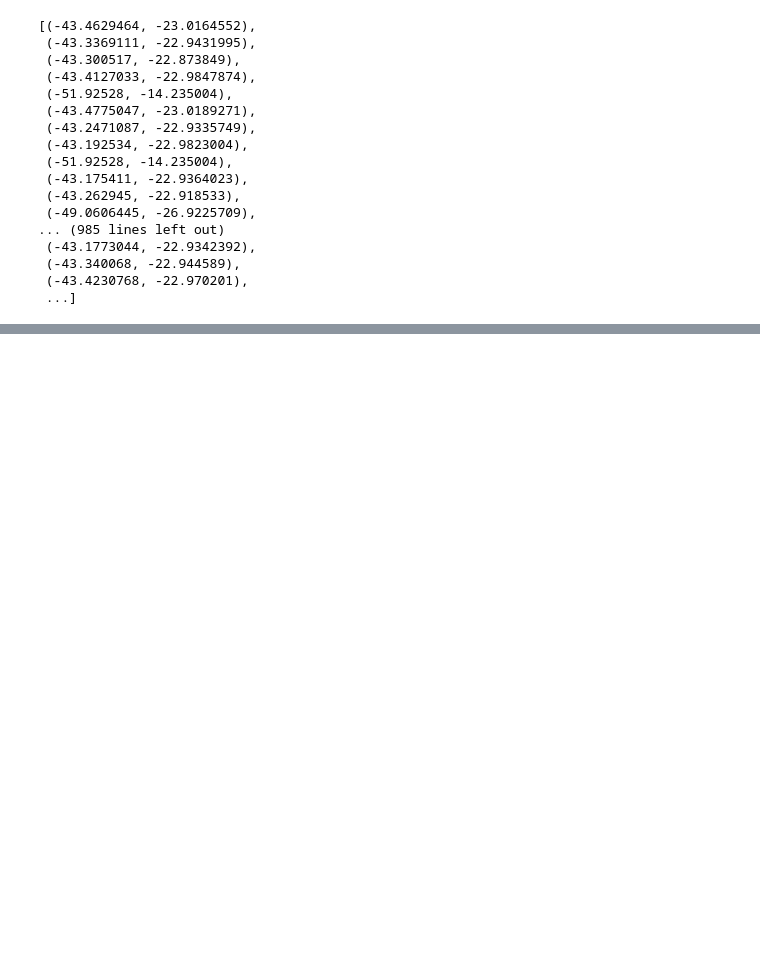
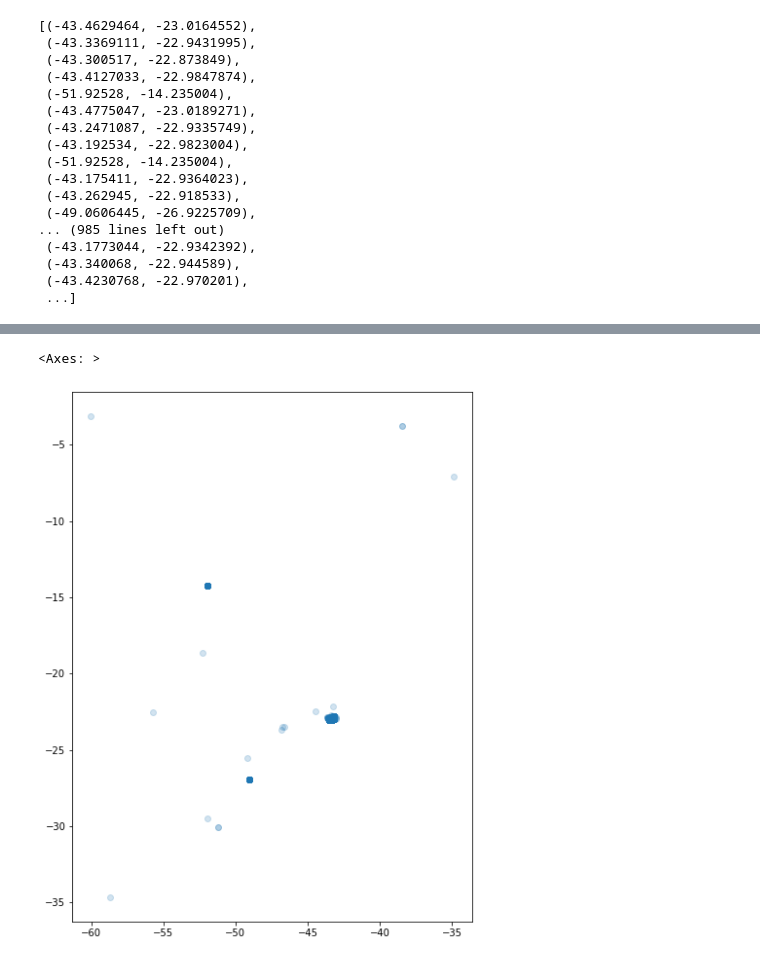
Before and after one commit to FranciscoFoz/programming-training, a Jupyter notebook: 12 - Pacotes Python/geopandas/curso_alura_geopandas.ipynb, the cells around one changed output, grey strips where cells are left out. Cells and saved outputs as stored; diff of their text form; code cells hidden in the pictures; blank space fills up the shorter version.

```diff
--- a/12 - Pacotes Python/geopandas/curso_alura_geopandas.ipynb
+++ b/12 - Pacotes Python/geopandas/curso_alura_geopandas.ipynb
@@ -119,0 +100,3 @@ pontos_geometricos
+# %%
+crs = {'proj': 'latlong', 'ellps':'WGS84', 'datum': 'WGS84','no_defs':True}
+geo_dados = gpd.GeoDataFrame(df, crs=crs, geometry=pontos_geometricos)
@@ -119,0 +119,5 @@ pontos_geometricos
+# %%
+geo_dados.plot(alpha=0.2,figsize=(10,10))
+# %% [output]
+<Axes: >
+[figure, added]
```
Also changed, not shown: parts of 23 cells of this notebook, 1 other file.
